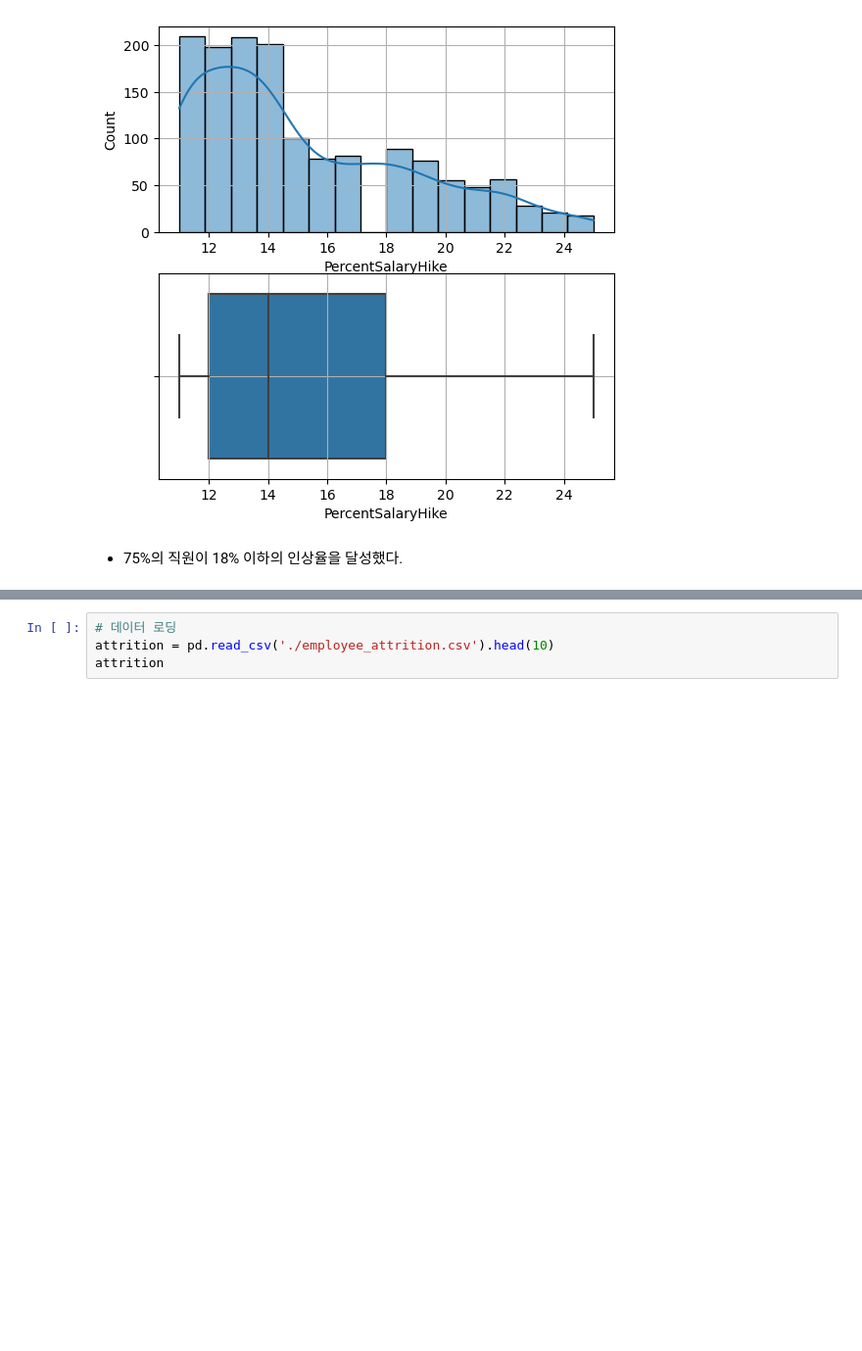
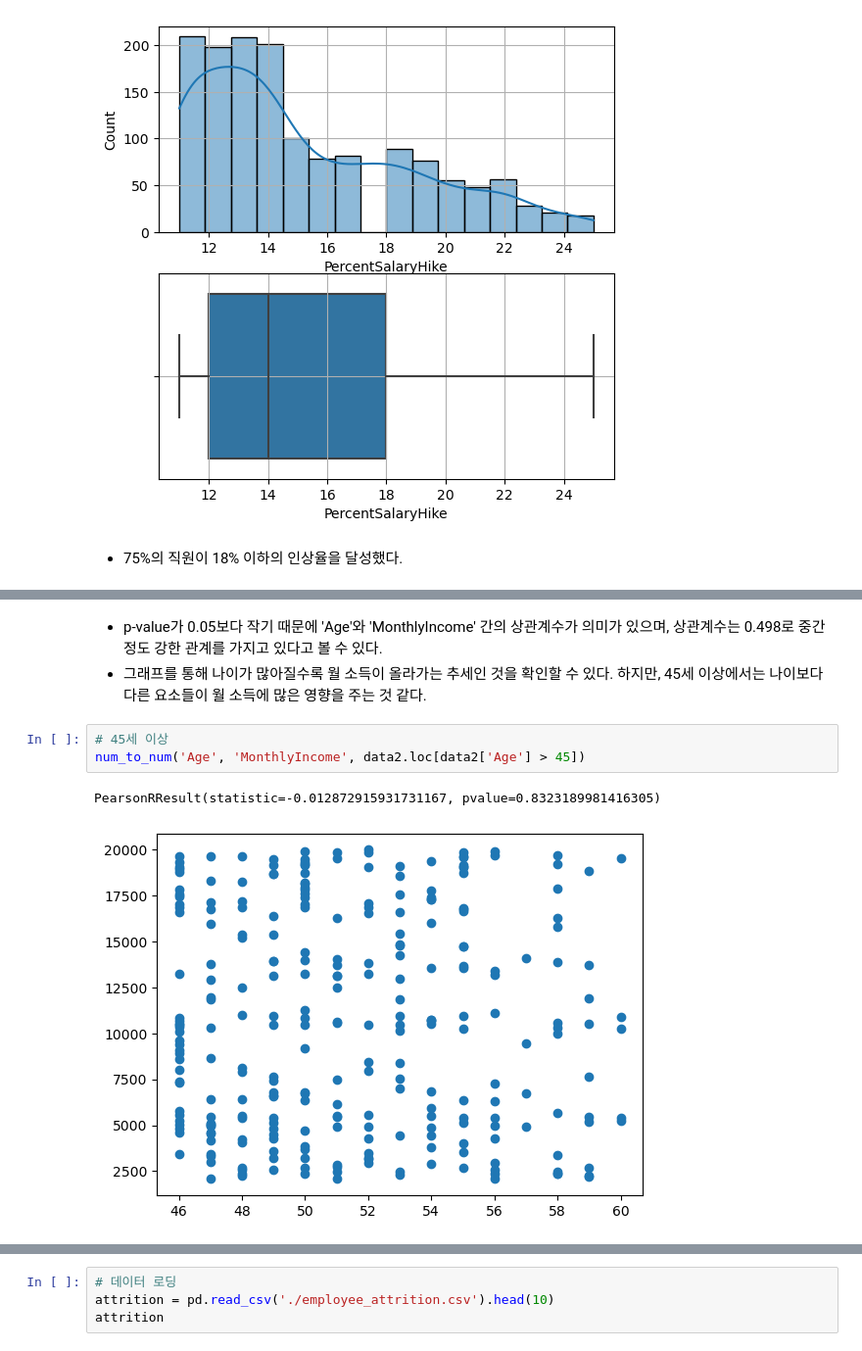
Before and after one commit to ryeongse25/kt-aivle, a Jupyter notebook: employee_attrition/employee_attrition.ipynb, the cells around one changed output, grey strips where cells are left out. Shown: that part at 98% size. Saved outputs shown, nothing was run; the diff lists cells and outputs as text; blank space fills up the shorter version.

```diff
--- a/employee_attrition/employee_attrition.ipynb
+++ b/employee_attrition/employee_attrition.ipynb
@@ -374,0 +399,9 @@ eda_1_num('PercentSalaryHike', data2, 16)
+# %% [markdown]
+* p-value가 0.05보다 작기 때문에 'Age'와 'MonthlyIncome' 간의 상관계수가 의미가 있으며, 상관계수는 0.498로 중간 정도 강한 관계를 가지고 있다고 볼 수 있다.
+* 그래프를 통해 나이가 많아질수록 월 소득이 올라가는 추세인 것을 확인할 수 있다. 하지만, 45세 이상에서는 나이보다 다른 요소들이 월 소득에 많은 영향을 주는 것 같다.
+# %%
+# 45세 이상
+num_to_num('Age', 'MonthlyIncome', data2.loc[data2['Age'] > 45])
+# %% [output]
+PearsonRResult(statistic=-0.012872915931731167, pvalue=0.8323189981416305)
+[figure, added]
```
Also changed, not shown: parts of 46 cells of this notebook.
